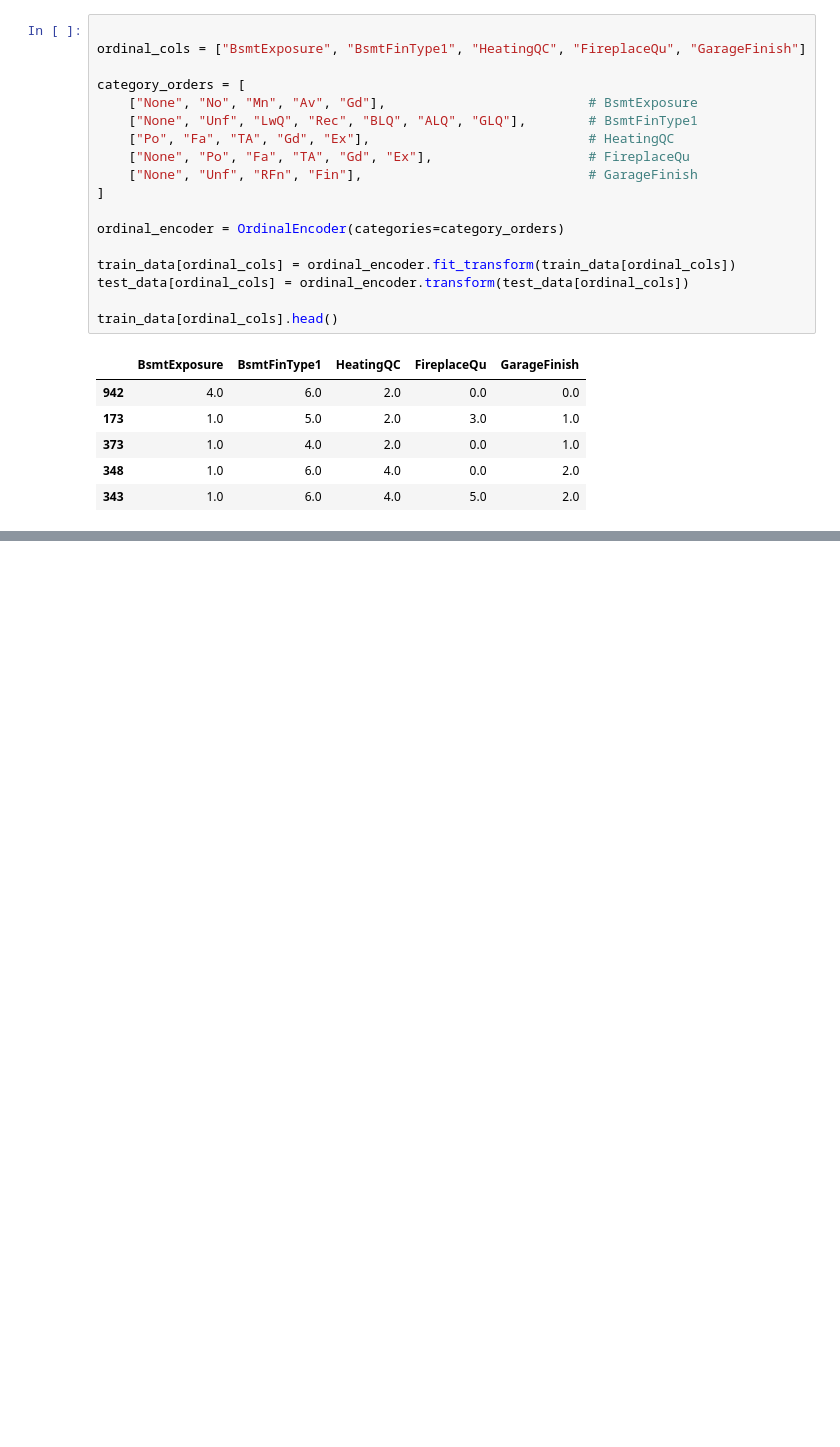
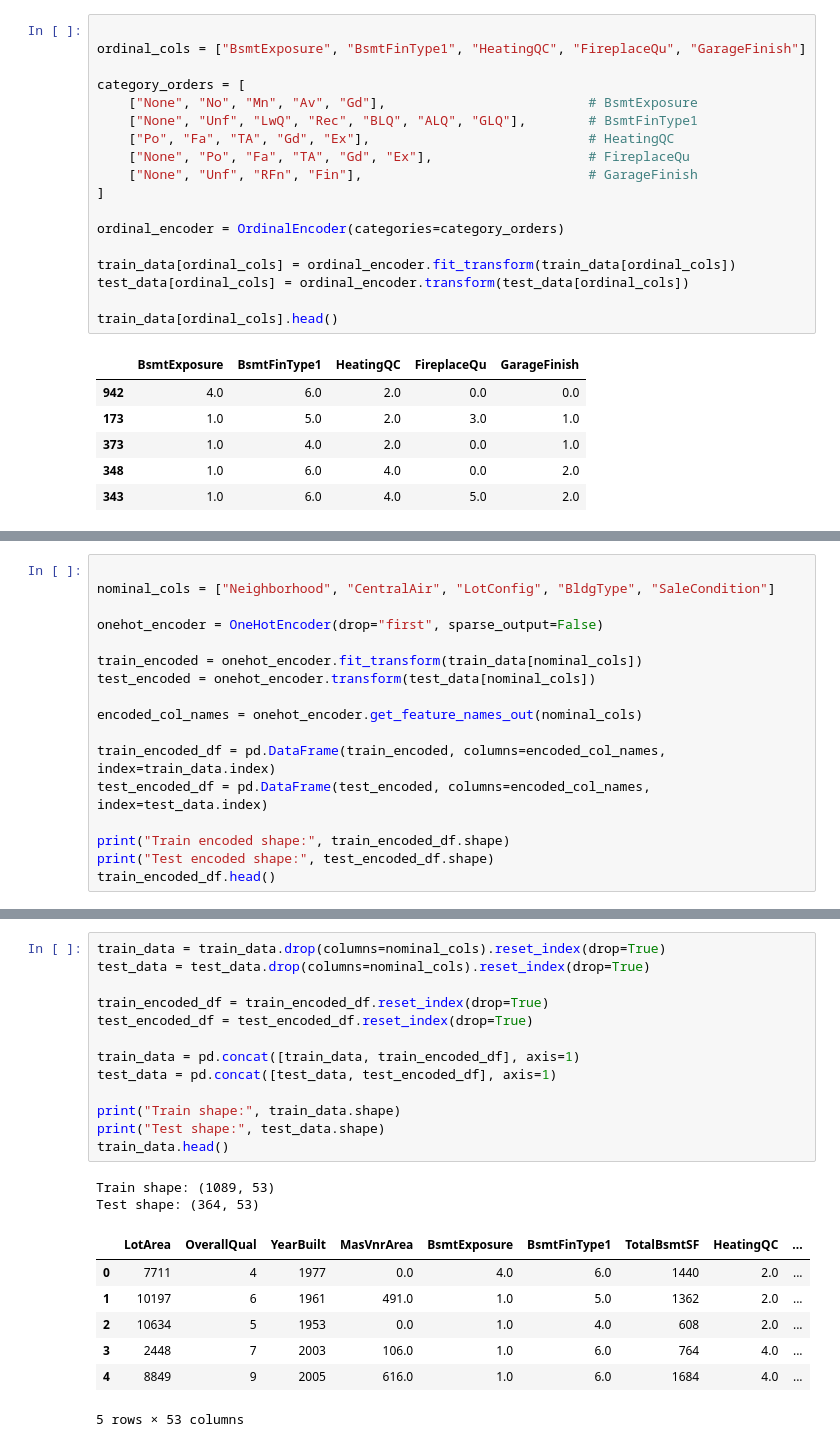
Before and after one commit to FarhanKhan1/MSAI_Machine_Learning, a Jupyter notebook: assignments_1/testing/data_preprocessing.ipynb, the cells around one changed output, grey strips where cells are left out. Cells and saved outputs as stored; diff of their text form; blank space fills up the shorter version.

```diff
--- a/assignments_1/testing/data_preprocessing.ipynb
+++ b/assignments_1/testing/data_preprocessing.ipynb
@@ -373,0 +388,17 @@ train_data[ordinal_cols].head()
+# %%
+
+nominal_cols = ["Neighborhood", "CentralAir", "LotConfig", "BldgType", "SaleCondition"]
+
+onehot_encoder = OneHotEncoder(drop="first", sparse_output=False)
+
+train_encoded = onehot_encoder.fit_transform(train_data[nominal_cols])
+test_encoded = onehot_encoder.transform(test_data[nominal_cols])
+
+encoded_col_names = onehot_encoder.get_feature_names_out(nominal_cols)
+
+train_encoded_df = pd.DataFrame(train_encoded, columns=encoded_col_names, index=train_data.index)
+test_encoded_df = pd.DataFrame(test_encoded, columns=encoded_col_names, index=test_data.index)
+
+print("Train encoded shape:", train_encoded_df.shape)
+print("Test encoded shape:", test_encoded_df.shape)
+train_encoded_df.head()
@@ -373,0 +415,23 @@ train_data[ordinal_cols].head()
+# %%
+train_data = train_data.drop(columns=nominal_cols).reset_index(drop=True)
+test_data = test_data.drop(columns=nominal_cols).reset_index(drop=True)
+
+train_encoded_df = train_encoded_df.reset_index(drop=True)
+test_encoded_df = test_encoded_df.reset_index(drop=True)
+
+train_data = pd.concat([train_data, train_encoded_df], axis=1)
+test_data = pd.concat([test_data, test_encoded_df], axis=1)
+
+print("Train shape:", train_data.shape)
+print("Test shape:", test_data.shape)
+train_data.head()
+# %% [output]
+Train shape: (1089, 53)
+Test shape: (364, 53)
+|  | LotArea | OverallQual | YearBuilt | MasVnrArea | BsmtExposure | BsmtFinType1 | TotalBsmtSF | HeatingQC | ... |
+| 0 | 7711 | 4 | 1977 | 0.0 | 4.0 | 6.0 | 1440 | 2.0 | ... |
+| 1 | 10197 | 6 | 1961 | 491.0 | 1.0 | 5.0 | 1362 | 2.0 | ... |
+| 2 | 10634 | 5 | 1953 | 0.0 | 1.0 | 4.0 | 608 | 2.0 | ... |
+| 3 | 2448 | 7 | 2003 | 106.0 | 1.0 | 6.0 | 764 | 4.0 | ... |
+| 4 | 8849 | 9 | 2005 | 616.0 | 1.0 | 6.0 | 1684 | 4.0 | ... |
+5 rows × 53 columns
```
Also changed, not shown: parts of 11 cells of this notebook.
